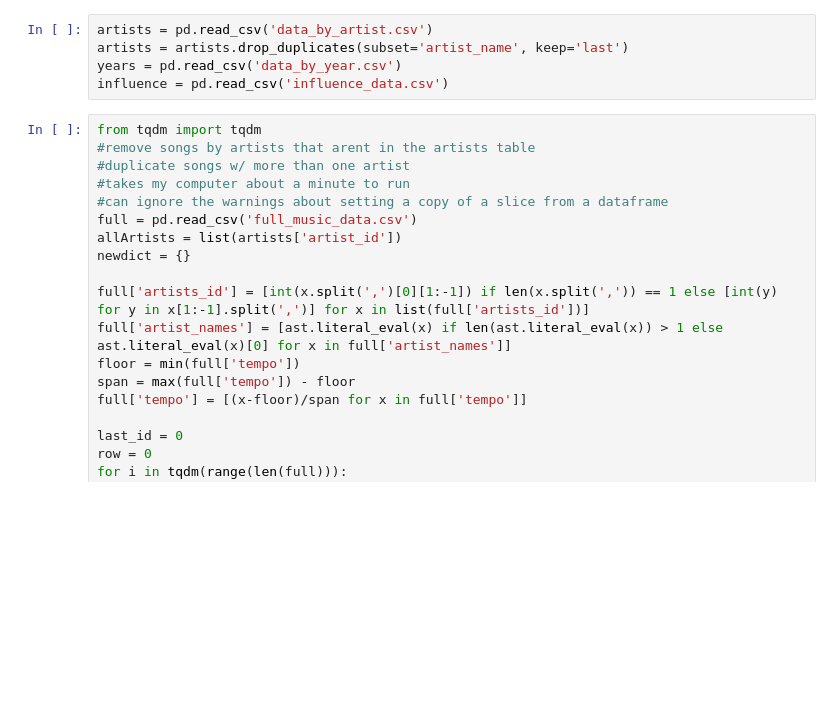
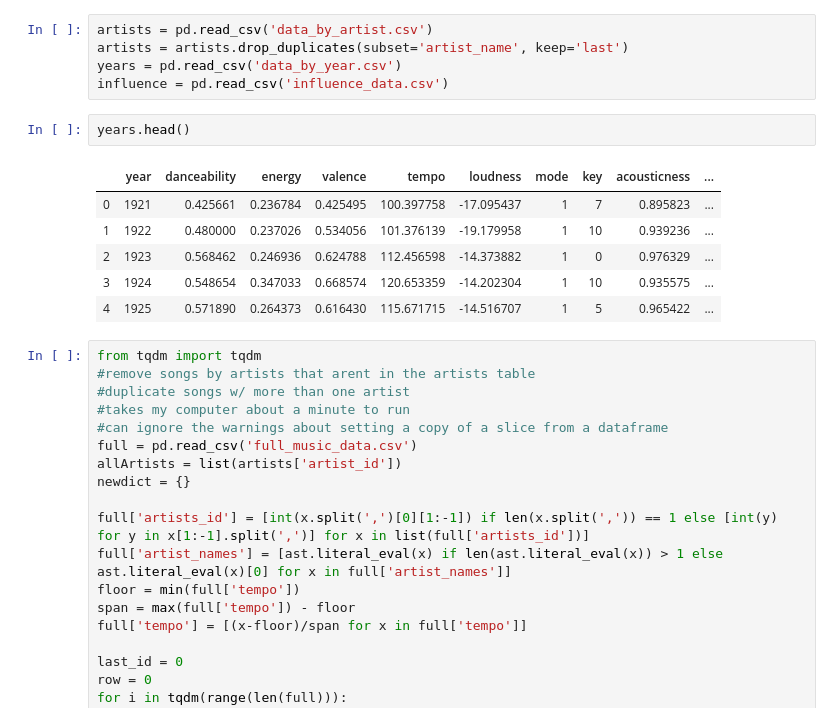
Before and after one commit to Wichaelian/ICM-2021, a Jupyter notebook: 2021_ICM_Problem_D_Data/Bullet 7.ipynb, the cells around one changed output. Saved outputs shown, nothing was run; the diff lists cells and outputs as text; blank space fills up the shorter version.

```diff
--- a/2021_ICM_Problem_D_Data/Bullet 7.ipynb
+++ b/2021_ICM_Problem_D_Data/Bullet 7.ipynb
@@ -12,6 +12,15 @@ artists = pd.read_csv('data_by_artist.csv')
 artists = artists.drop_duplicates(subset='artist_name', keep='last')
 years = pd.read_csv('data_by_year.csv')
 influence = pd.read_csv('influence_data.csv')
+# %%
+years.head()
+# %% [output]
+|  | year | danceability | energy | valence | tempo | loudness | mode | key | acousticness | ... |
+| 0 | 1921 | 0.425661 | 0.236784 | 0.425495 | 100.397758 | -17.095437 | 1 | 7 | 0.895823 | ... |
+| 1 | 1922 | 0.480000 | 0.237026 | 0.534056 | 101.376139 | -19.179958 | 1 | 10 | 0.939236 | ... |
+| 2 | 1923 | 0.568462 | 0.246936 | 0.624788 | 112.456598 | -14.373882 | 1 | 0 | 0.976329 | ... |
+| 3 | 1924 | 0.548654 | 0.347033 | 0.668574 | 120.653359 | -14.202304 | 1 | 10 | 0.935575 | ... |
+| 4 | 1925 | 0.571890 | 0.264373 | 0.616430 | 115.671715 | -14.516707 | 1 | 5 | 0.965422 | ... |
 # %%
 from tqdm import tqdm
 #remove songs by artists that arent in the artists table
```
Also changed, not shown: parts of 3 cells of this notebook, 1 other file.
